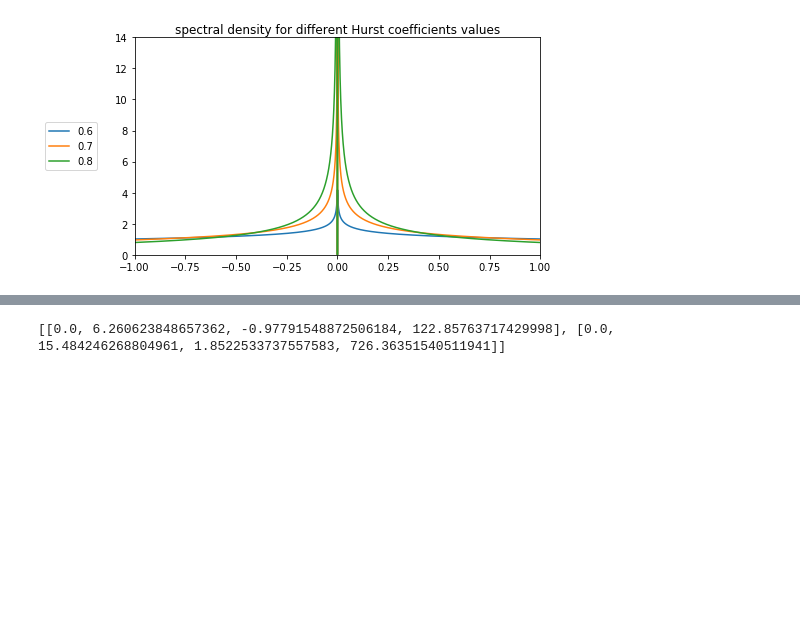
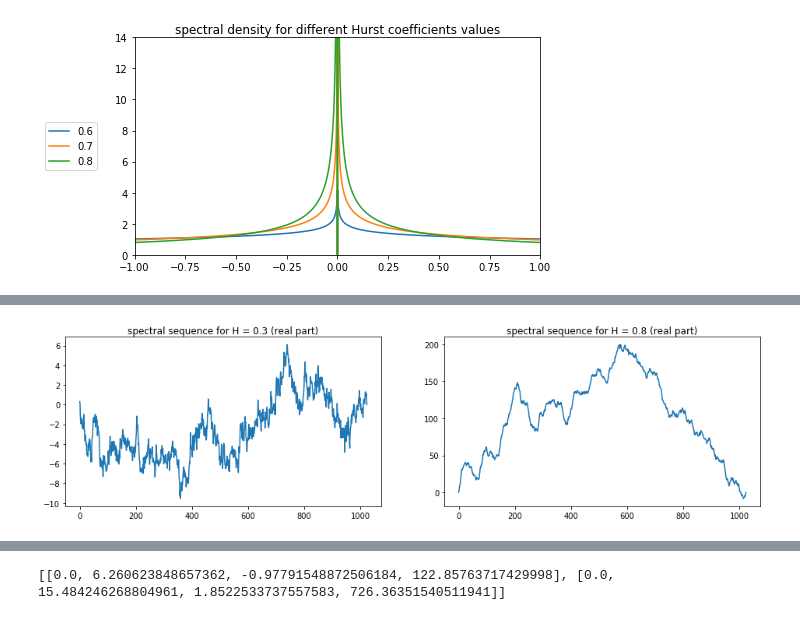
Before and after one commit to auserj/jupyterNotebooks, a Jupyter notebook: Fractional Brownian Motions/Paxson Method.ipynb, the cells around one changed output, grey strips where cells are left out. Cells and saved outputs as stored; diff of their text form; code cells hidden in the pictures; blank space fills up the shorter version.

```diff
--- a/Fractional Brownian Motions/Paxson Method.ipynb
+++ b/Fractional Brownian Motions/Paxson Method.ipynb
@@ -231 +238,20 @@ plt.show()
+# %%
+# generate path using the paxson method
+n = 10
+H = [0.3, 0.8]
+res = [paxson(h, n, 1.0, True, None) for h in H]
+
+fig = plt.figure(figsize=(16, 10))
+ax = fig.add_subplot(221)
+ax.plot(res[0])
+ax.set_title('spectral sequence for H = {0} (real part)'.format(H[0]))
+
+ax = fig.add_subplot(222)
+ax.plot(res[1])
+ax.set_title('spectral sequence for H = {0} (real part)'.format(H[1]))
+
+fig.subplots_adjust(hspace=.5)
+plt.show()
+# %% [output]
+[figure, added]
 # %%
```
Also changed, not shown: parts of 8 cells of this notebook.
